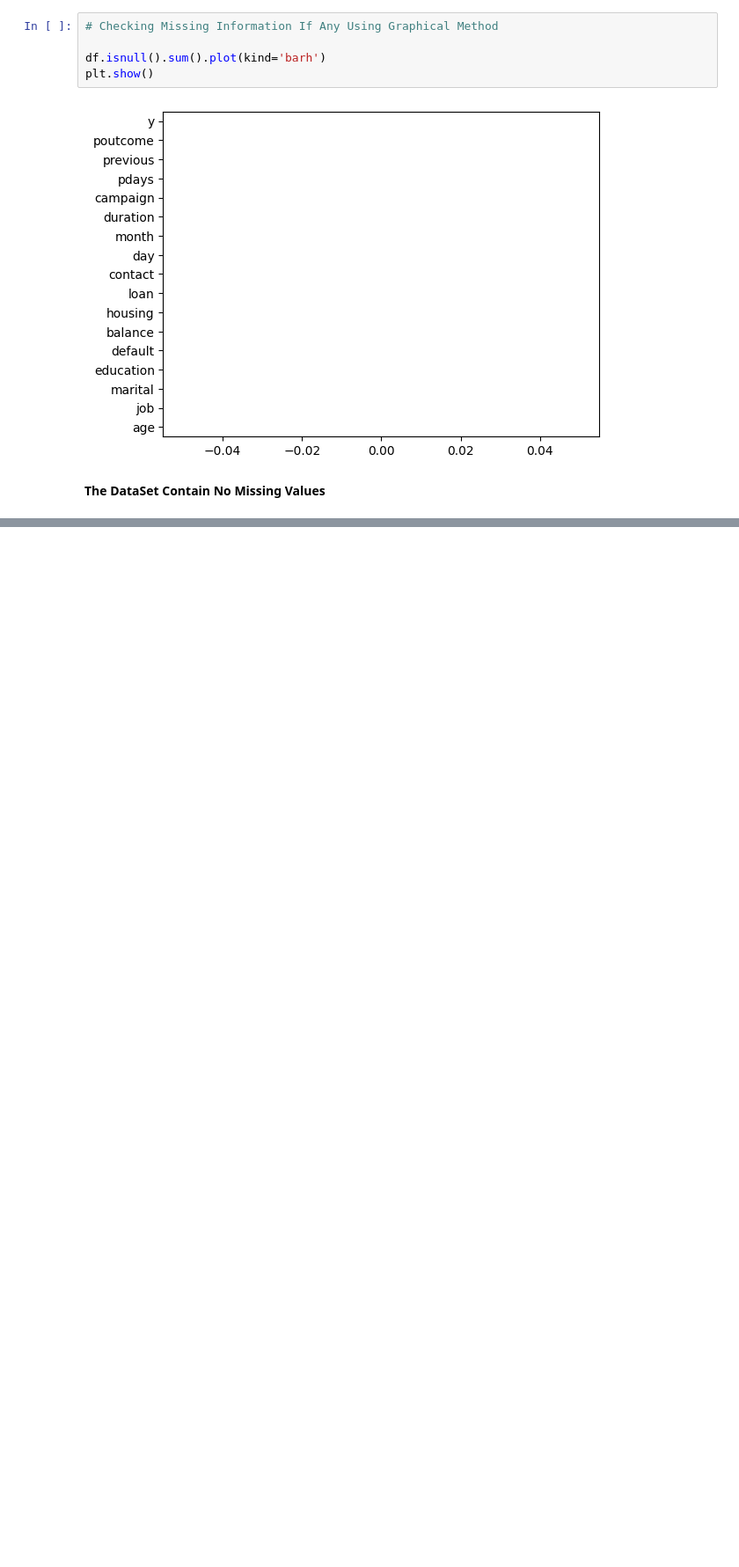
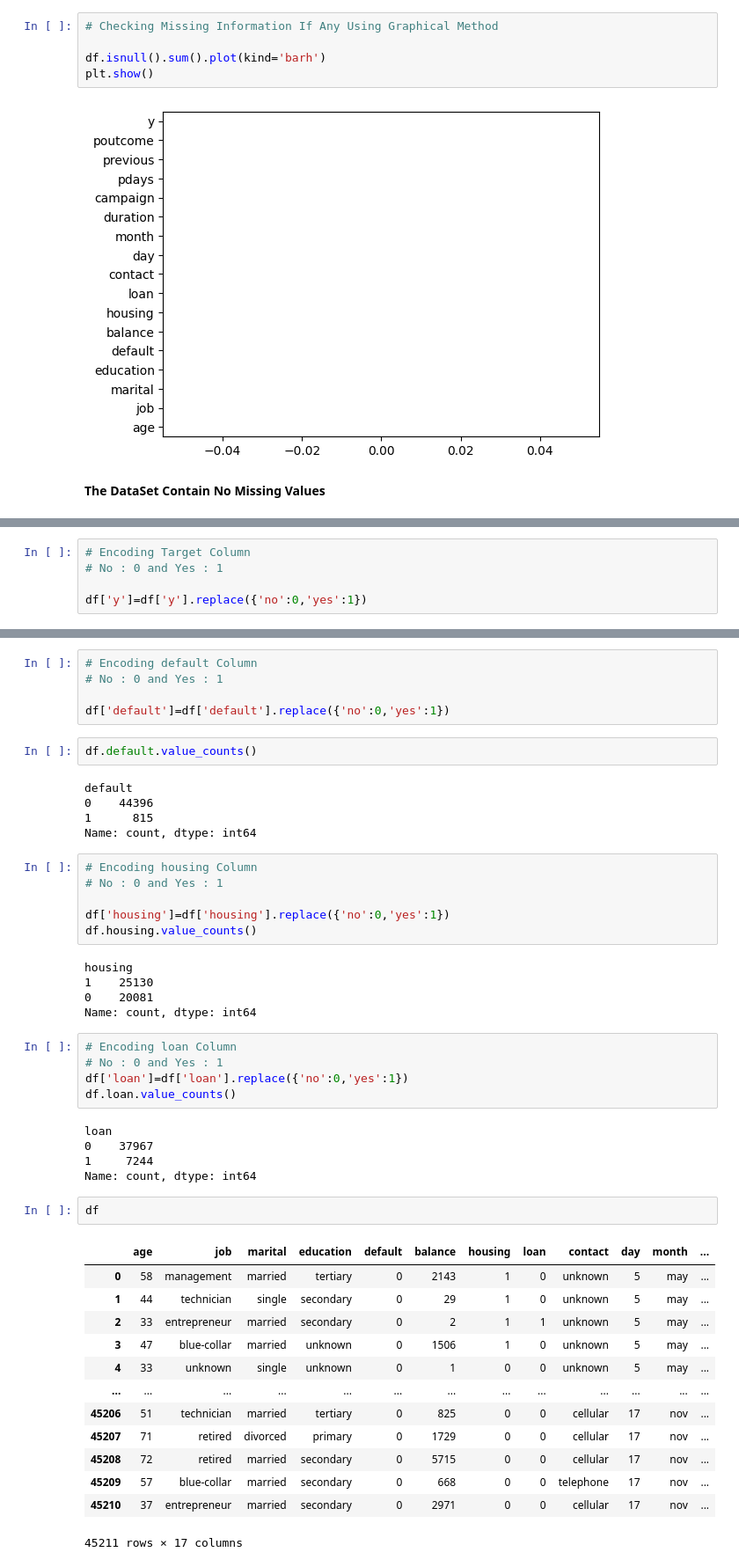
Before and after one commit to MontyVasita18/BankMarketing_MLModel, a Jupyter notebook: Model.ipynb, the cells around one changed output, grey strips where cells are left out. Shown: that part at 88% size. Saved outputs shown, nothing was run; the diff lists cells and outputs as text; blank space fills up the shorter version.

```diff
--- a/Model.ipynb
+++ b/Model.ipynb
@@ -178,0 +190,5 @@ plt.show()
+# %%
+# Encoding Target Column
+# No : 0 and Yes : 1
+
+df['y']=df['y'].replace({'no':0,'yes':1})
@@ -178,0 +202,49 @@ plt.show()
+# %%
+# Encoding default Column
+# No : 0 and Yes : 1
+
+df['default']=df['default'].replace({'no':0,'yes':1})
+# %%
+df.default.value_counts()
+# %% [output]
+default
+0    44396
+1      815
+Name: count, dtype: int64
+# %%
+# Encoding housing Column
+# No : 0 and Yes : 1
+
+df['housing']=df['housing'].replace({'no':0,'yes':1})
+df.housing.value_counts()
+# %% [output]
+housing
+1    25130
+0    20081
+Name: count, dtype: int64
+# %%
+# Encoding loan Column
+# No : 0 and Yes : 1
+df['loan']=df['loan'].replace({'no':0,'yes':1})
+df.loan.value_counts()
+# %% [output]
+loan
+0    37967
+1     7244
+Name: count, dtype: int64
+# %%
+df
+# %% [output]
+|  | age | job | marital | education | default | balance | housing | loan | contact | day | month | ... |
+| 0 | 58 | management | married | tertiary | 0 | 2143 | 1 | 0 | unknown | 5 | may | ... |
+| 1 | 44 | technician | single | secondary | 0 | 29 | 1 | 0 | unknown | 5 | may | ... |
+| 2 | 33 | entrepreneur | married | secondary | 0 | 2 | 1 | 1 | unknown | 5 | may | ... |
+| 3 | 47 | blue-collar | married | unknown | 0 | 1506 | 1 | 0 | unknown | 5 | may | ... |
+| 4 | 33 | unknown | single | unknown | 0 | 1 | 0 | 0 | unknown | 5 | may | ... |
+| ... | ... | ... | ... | ... | ... | ... | ... | ... | ... | ... | ... | ... |
+| 45206 | 51 | technician | married | tertiary | 0 | 825 | 0 | 0 | cellular | 17 | nov | ... |
+| 45207 | 71 | retired | divorced | primary | 0 | 1729 | 0 | 0 | cellular | 17 | nov | ... |
+| 45208 | 72 | retired | married | secondary | 0 | 5715 | 0 | 0 | cellular | 17 | nov | ... |
+| 45209 | 57 | blue-collar | married | secondary | 0 | 668 | 0 | 0 | telephone | 17 | nov | ... |
+| 45210 | 37 | entrepreneur | married | secondary | 0 | 2971 | 0 | 0 | cellular | 17 | nov | ... |
+45211 rows × 17 columns
```
Also changed, not shown: parts of 4 cells of this notebook.
